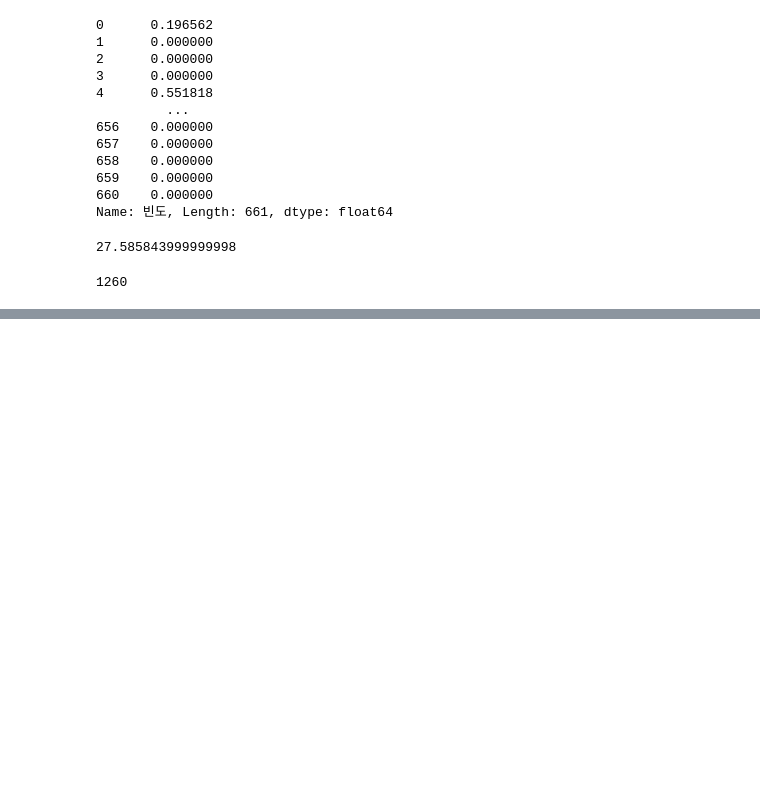
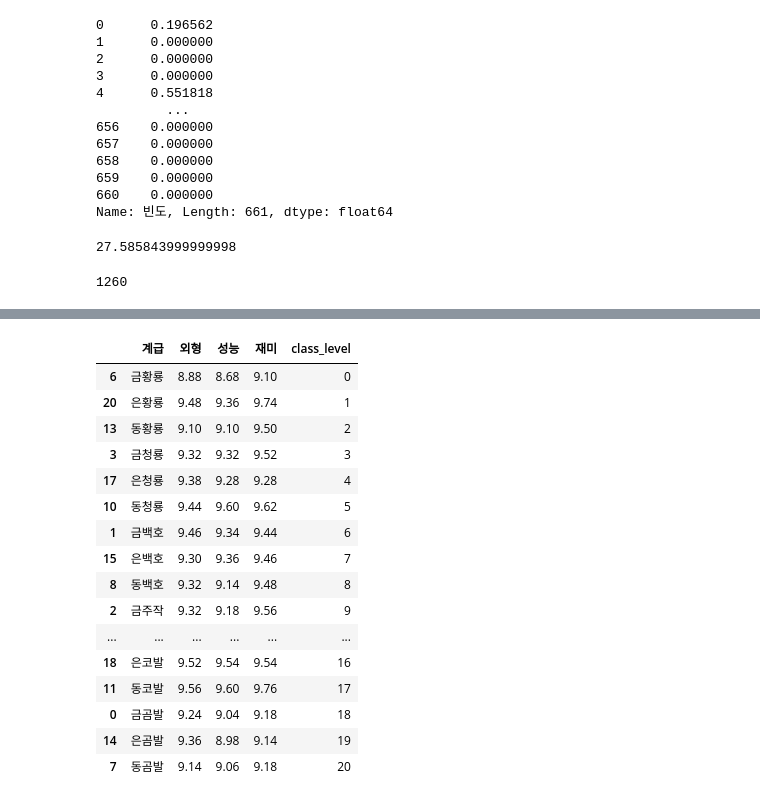
Before and after one commit to kimjaehyeonC/Toy_Getamped, a Jupyter notebook: getamped_log_generator.ipynb, the cells around one changed output, grey strips where cells are left out. Saved outputs shown, nothing was run; the diff lists cells and outputs as text; code cells hidden in the pictures; blank space fills up the shorter version.

```diff
--- a/getamped_log_generator.ipynb
+++ b/getamped_log_generator.ipynb
@@ -389,0 +437,7 @@ tendency_score_per_user = total_df.groupby(['플레이세션ID', '유저ID'])[['
+# %%
+acc_count_per_class = session_table.groupby(['계급', '액세서리']).count()[['유저ID']].reset_index().rename(columns = {'유저ID' : 'count'})
+total_by_class = acc_count_per_class.groupby('계급')[['count']].sum().reset_index().rename(columns = {'count' : 'total_cnt'})
+
+acc_rates = acc_count_per_class.merge(total_by_class, how = 'left', on = '계급')
+acc_rates['pick_rate_per_class'] = acc_rates['count']/acc_rates['total_cnt']
+acc_rates
@@ -389,0 +458,25 @@ tendency_score_per_user = total_df.groupby(['플레이세션ID', '유저ID'])[['
+# %%
+top5_by_class = acc_rates.groupby('계급').apply(lambda x: x.nlargest(5, 'pick_rate_per_class')).reset_index(drop = True)
+top5_by_class = top5_by_class.merge(df_score, on = '액세서리', how = 'left')[['계급', '액세서리', 'pick_rate_per_class', '외형', '성능', '재미']].reset_index()
+
+top5_by_class_res = top5_by_class.groupby('계급')[['외형', '성능', '재미']].mean().reset_index()
+top5_by_class_res['class_level'] = top5_by_class_res['계급'].map(class_level)
+top5_by_class_res.sort_values('class_level', ascending = True)
+# %% [output]
+|  | 계급 | 외형 | 성능 | 재미 | class_level |
+| 6 | 금황룡 | 8.88 | 8.68 | 9.10 | 0 |
+| 20 | 은황룡 | 9.48 | 9.36 | 9.74 | 1 |
+| 13 | 동황룡 | 9.10 | 9.10 | 9.50 | 2 |
+| 3 | 금청룡 | 9.32 | 9.32 | 9.52 | 3 |
+| 17 | 은청룡 | 9.38 | 9.28 | 9.28 | 4 |
+| 10 | 동청룡 | 9.44 | 9.60 | 9.62 | 5 |
+| 1 | 금백호 | 9.46 | 9.34 | 9.44 | 6 |
+| 15 | 은백호 | 9.30 | 9.36 | 9.46 | 7 |
+| 8 | 동백호 | 9.32 | 9.14 | 9.48 | 8 |
+| 2 | 금주작 | 9.32 | 9.18 | 9.56 | 9 |
+| ... | ... | ... | ... | ... | ... |
+| 18 | 은코발 | 9.52 | 9.54 | 9.54 | 16 |
+| 11 | 동코발 | 9.56 | 9.60 | 9.76 | 17 |
+| 0 | 금곰발 | 9.24 | 9.04 | 9.18 | 18 |
+| 14 | 은곰발 | 9.36 | 8.98 | 9.14 | 19 |
+| 7 | 동곰발 | 9.14 | 9.06 | 9.18 | 20 |
```
Also changed, not shown: parts of 19 cells of this notebook.
